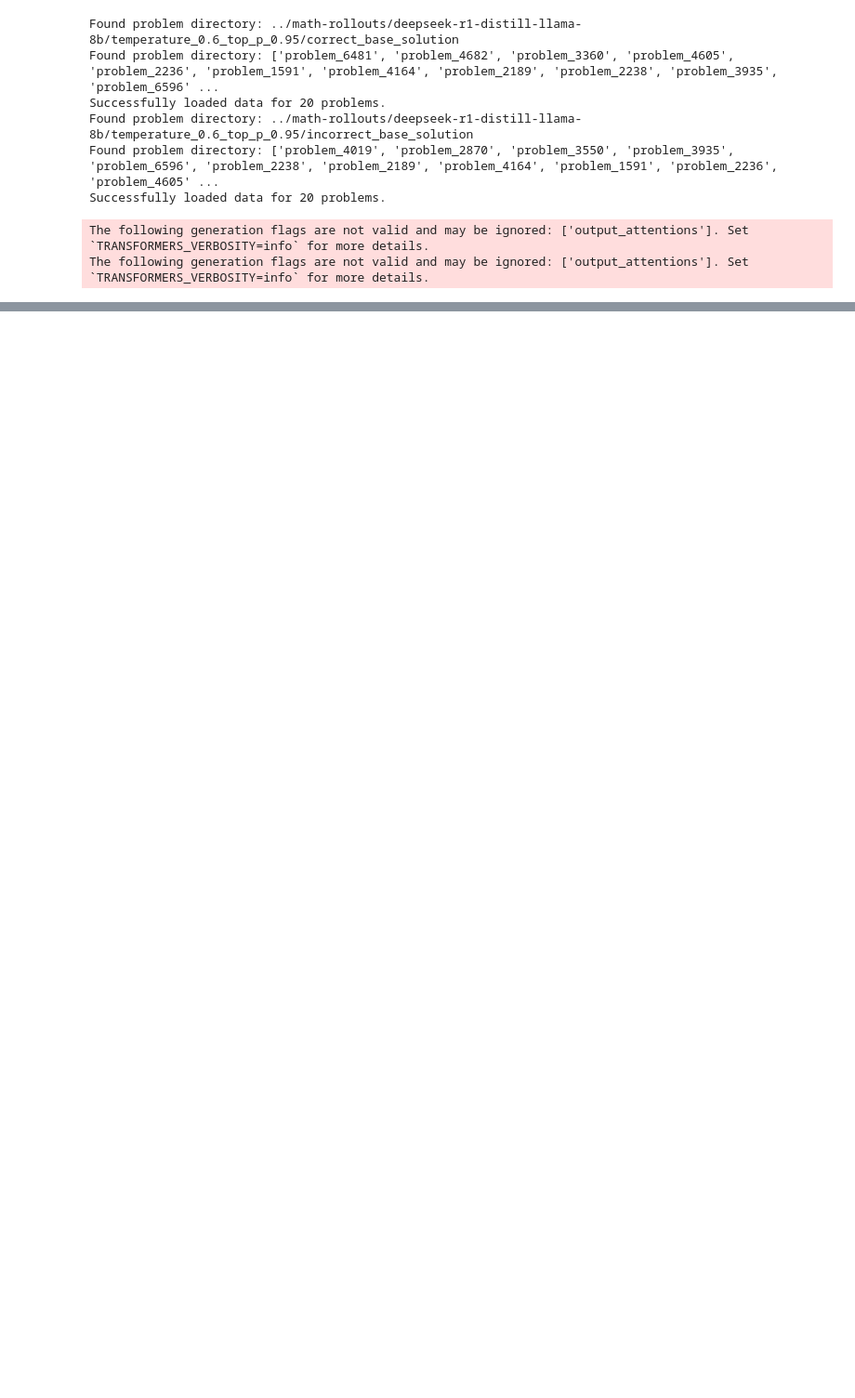
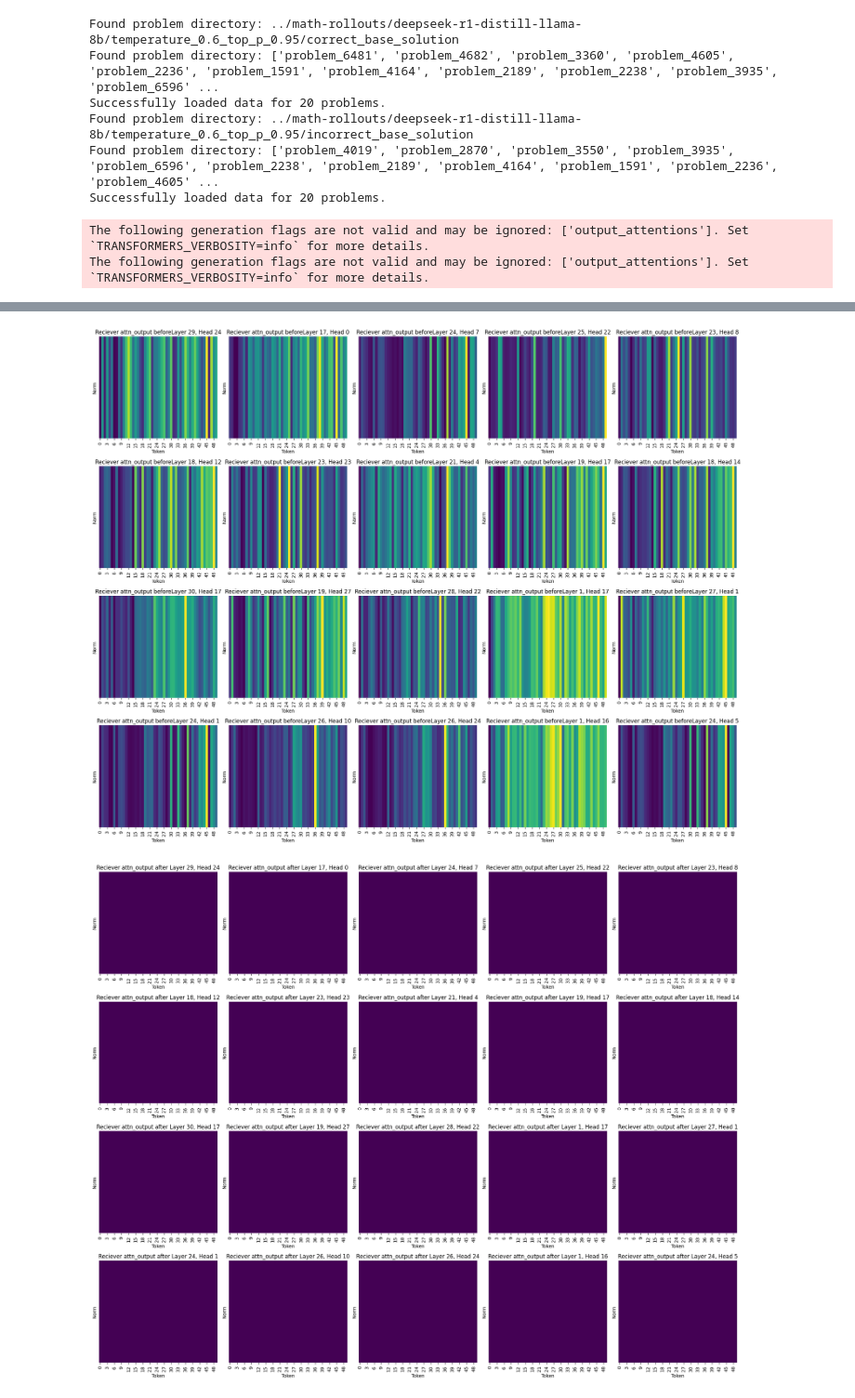
Before and after one commit to Realmbird/cot-counterfactual, a Jupyter notebook: rollout_visualizing_attention_final_answer/anlayze_attention.ipynb, the cells around one changed output, grey strips where cells are left out. Shown at 93% size. Saved outputs shown, nothing was run; the diff lists cells and outputs as text; code cells hidden in the pictures; blank space fills up the shorter version.

```diff
--- a/rollout_visualizing_attention_final_answer/anlayze_attention.ipynb
+++ b/rollout_visualizing_attention_final_answer/anlayze_attention.ipynb
@@ -633,0 +702,36 @@ plot_attention_heads(attention_all_heads_no_ablation, random_heads, title_prefix
+# %%
+
+# To visualize attn_output for each head in hidden_states_dict:
+def plot_head_outputs(head_outputs, head_list, title_prefix=""):
+    import matplotlib.pyplot as plt
+    import seaborn as sns
+    import torch
+
+    num_heads = len(head_list)
+    ncols = 5
+    nrows = (num_heads + ncols - 1) // ncols
+    fig, axes = plt.subplots(nrows, ncols, figsize=(4*ncols, 4*nrows))
+    axes = axes.flatten()
+    for idx, (layer, head) in enumerate(head_list):
+        output = head_outputs.get((layer, head), {}).get("attn_output")
+        if output is None:
+            axes[idx].set_title(f"{title_prefix}Layer {layer}, Head {head}\n(No Data)")
+            axes[idx].axis('off')
+            continue
+        # output shape: (batch, seq, head_dim)
+        norm = output[0].norm(dim=-1).to(torch.float32).numpy()  # shape: (seq,)
+        sns.heatmap(norm[None, :50], ax=axes[idx], cmap='viridis', cbar=False, yticklabels=False)
+        axes[idx].set_title(f"{title_prefix}Layer {layer}, Head {head}")
+        axes[idx].set_xlabel('Token')
+        axes[idx].set_ylabel('Norm')
+    for j in range(idx+1, len(axes)):
+        axes[j].axis('off')
+    plt.tight_layout()
+    plt.show()
+
+# Example usage:
+plot_head_outputs(hidden_states_dict_before, reciever_heads, title_prefix="Reciever attn_output before")
+plot_head_outputs(hidden_states_dict_after, reciever_heads, title_prefix="Reciever attn_output after ")
+# %% [output]
+[figure, added]
+[figure, added]
```
Also changed, not shown: parts of 27 cells of this notebook.
